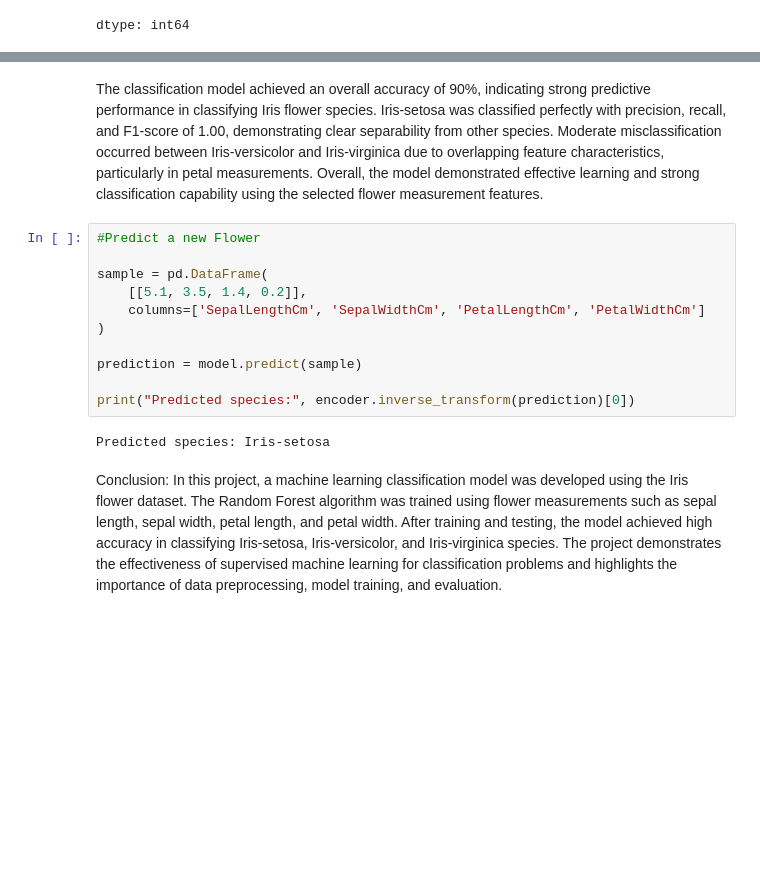
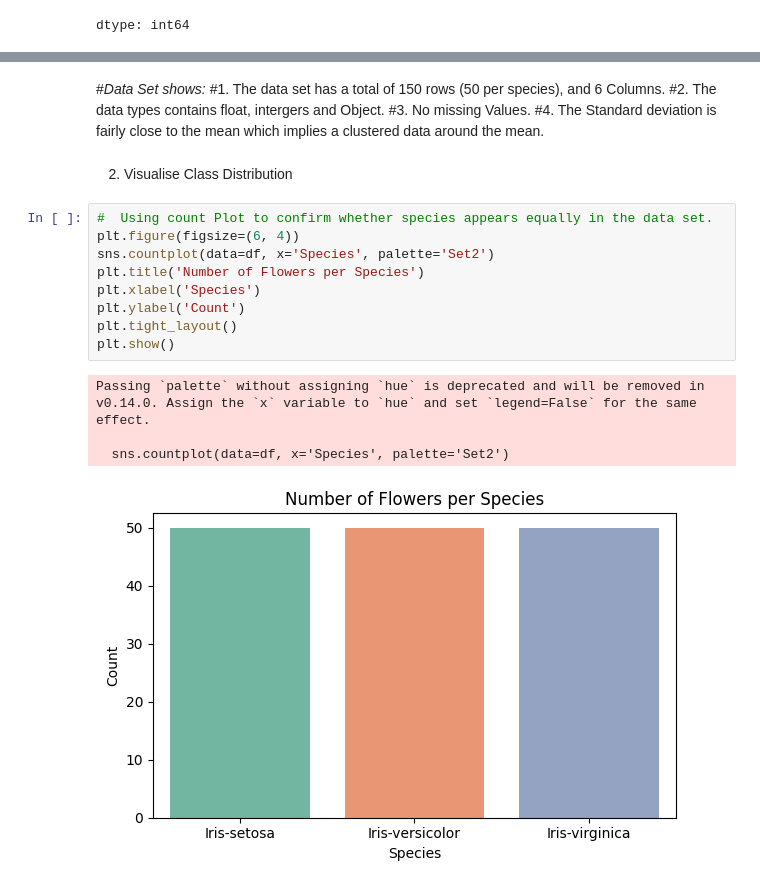
Before and after one commit to graciousgift/OIBSIP, a Jupyter notebook: Gift_Lawrence_Task1.ipynb, the cells around one changed output, grey strips where cells are left out. Saved outputs shown, nothing was run; the diff lists cells and outputs as text; blank space fills up the shorter version.

```diff
--- a/Gift_Lawrence_Task1.ipynb
+++ b/Gift_Lawrence_Task1.ipynb
@@ -179,18 +86,23 @@ weighted avg       0.93      0.93      0.93        30
-# %% [markdown]
-The classification model achieved an overall accuracy of 90%, indicating strong predictive performance in classifying Iris flower species. Iris-setosa was classified perfectly with precision, recall, and F1-score of 1.00, demonstrating clear separability from other species. Moderate misclassification occurred between Iris-versicolor and Iris-virginica due to overlapping feature characteristics, particularly in petal measurements. Overall, the model demonstrated effective learning and strong classification capability using the selected flower measurement features.
-# %%
-#Predict a new Flower
-
-sample = pd.DataFrame(
-    [[5.1, 3.5, 1.4, 0.2]],
-    columns=['SepalLengthCm', 'SepalWidthCm', 'PetalLengthCm', 'PetalWidthCm']
-)
-
-prediction = model.predict(sample)
-
-print("Predicted species:", encoder.inverse_transform(prediction)[0])
-# %% [output]
-Predicted species: Iris-setosa
-# %% [markdown]
-Conclusion:
-In this project, a machine learning classification model was developed using the Iris flower dataset. The Random Forest algorithm was trained using flower measurements such as sepal length, sepal width, petal length, and petal width. After training and testing, the model achieved high accuracy in classifying Iris-setosa, Iris-versicolor, and Iris-virginica species. The project demonstrates the effectiveness of supervised machine learning for classification problems and highlights the importance of data preprocessing, model training, and evaluation.
+# %% [markdown]
+
+#*Data Set shows:*
+#1.  The data set has a total of 150 rows (50 per species), and 6 Columns.
+#2.  The data types contains float, intergers and Object.
+#3.  No missing Values.
+#4.  The Standard deviation is fairly close to the mean which implies a clustered data around the mean.
+# %% [markdown]
+2. Visualise Class Distribution
+# %%
+#  Using count Plot to confirm whether species appears equally in the data set.
+plt.figure(figsize=(6, 4))
+sns.countplot(data=df, x='Species', palette='Set2')
+plt.title('Number of Flowers per Species')
+plt.xlabel('Species')
+plt.ylabel('Count')
+plt.tight_layout()
+plt.show()
+# %% [output]
+Passing `palette` without assigning `hue` is deprecated and will be removed in v0.14.0. Assign the `x` variable to `hue` and set `legend=False` for the same effect.
+
+  sns.countplot(data=df, x='Species', palette='Set2')
+[figure, added]
```
Also changed, not shown: parts of 42 cells of this notebook.
